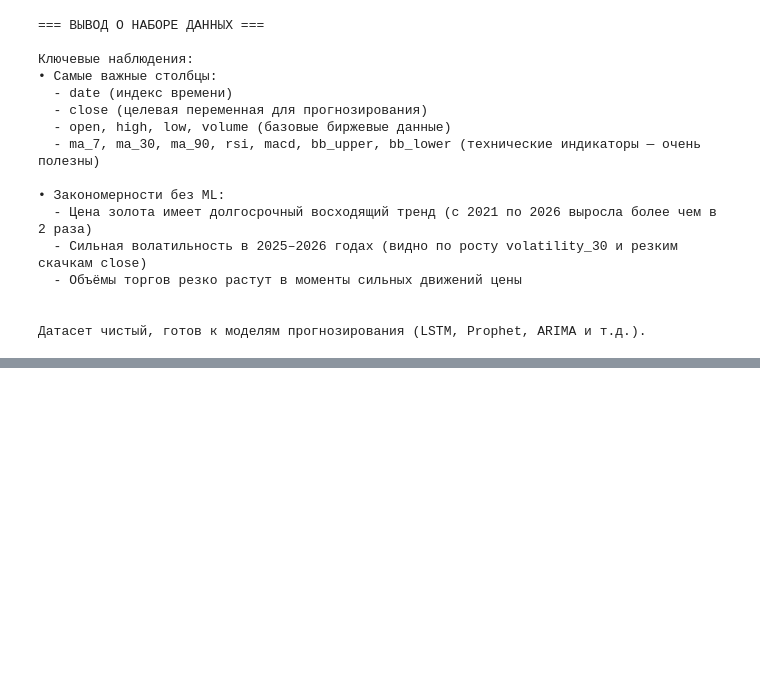
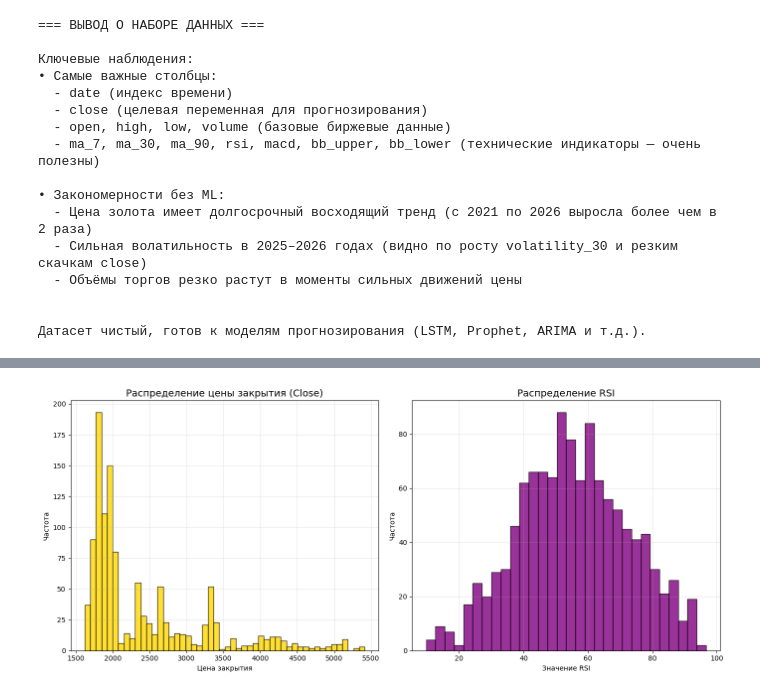
Before and after one commit to yeahstet-dev/gold-futures-analysis, a Jupyter notebook: gold_futures_analysis.ipynb, the cells around one changed output, grey strips where cells are left out. Saved outputs shown, nothing was run; the diff lists cells and outputs as text; code cells hidden in the pictures; blank space fills up the shorter version.

```diff
--- a/gold_futures_analysis.ipynb
+++ b/gold_futures_analysis.ipynb
@@ -246,0 +215,84 @@ plt.show()
+# %%
+import matplotlib.pyplot as plt
+import seaborn as sns
+
+
+# 1. Гистограммы распределения (два числовых признака)
+fig, axes = plt.subplots(1, 2, figsize=(14, 6))
+
+axes[0].hist(df['close'], bins=50, color='gold', edgecolor='black', alpha=0.8)
+axes[0].set_title('Распределение цены закрытия (Close)', fontsize=14)
+axes[0].set_xlabel('Цена закрытия')
+axes[0].set_ylabel('Частота')
+axes[0].grid(True, alpha=0.3)
+
+axes[1].hist(df['rsi'], bins=30, color='purple', edgecolor='black', alpha=0.8)
+axes[1].set_title('Распределение RSI', fontsize=14)
+axes[1].set_xlabel('Значение RSI')
+axes[1].set_ylabel('Частота')
+axes[1].grid(True, alpha=0.3)
+
+plt.tight_layout()
+plt.show()
+
+print("Вывод: Цена закрытия имеет мультимодальное распределение с пиком около 1800-2000. RSI преимущественно находится в зоне 40-70.")
+
+# 2 + 3. Категориальные признаки (создаём их)
+df['year'] = df['date'].dt.year
+df['rsi_category'] = pd.cut(df['rsi'],
+                           bins=[0, 30, 70, 100],
+                           labels=['Oversold', 'Neutral', 'Overbought'])
+
+# Столбчатая диаграмма
+plt.figure(figsize=(10, 6))
+df['year'].value_counts().sort_index().plot(kind='bar', color='skyblue', edgecolor='black')
+plt.title('Количество торговых дней по годам', fontsize=14)
+plt.xlabel('Год')
+plt.ylabel('Количество дней')
+plt.grid(True, alpha=0.3)
+plt.show()
+
+print("Вывод: Больше всего данных в 2025 году — период наибольшей активности.")
+
+# Круговая диаграмма
+plt.figure(figsize=(8, 8))
+df['rsi_category'].value_counts().plot(kind='pie', autopct='%1.1f%%',
+                                       colors=['green', 'lightblue', 'red'],
+                                       startangle=90)
+plt.title('Распределение состояний RSI', fontsize=14)
+plt.ylabel('')
+plt.show()
+
+print("Вывод: Большую часть времени рынок находится в нейтральной зоне (RSI 30-70).")
+
+# 4. Линейный график динамики (уже был)
+plt.figure(figsize=(14, 7))
+plt.plot(df['date'], df['close'], label='Close Price', color='gold', linewidth=2)
+plt.plot(df['date'], df['ma_30'], label='MA 30', color='red', alpha=0.8)
+plt.title('Динамика цены золота за весь период', fontsize=16)
+plt.xlabel('Дата')
+plt.ylabel('Цена (USD)')
+plt.legend()
+plt.grid(True)
+plt.show()
+
+print("Вывод: Наблюдается устойчивый долгосрочный восходящий тренд цены золота.")
+
+# 5. Сравнительная столбчатая диаграмма
+# Сравним среднюю цену и волатильность по годам
+yearly_stats = df.groupby('year').agg({
+    'close': 'mean',
+    'volatility_30': 'mean'
+}).round(2)
+
+yearly_stats.plot(kind='bar', figsize=(12, 7), width=0.8)
+plt.title('Сравнение средней цены и волатильности по годам', fontsize=14)
+plt.xlabel('Год')
+plt.ylabel('Значение')
+plt.legend(['Средняя цена закрытия', 'Средняя волатильность (30 дней)'])
+plt.grid(True, alpha=0.3)
+plt.show()
+
+print("Вывод: В 2025-2026 годах значительно выросла как средняя цена, так и волатильность.")
+# %% [output]
+[figure, added]
```
Also changed, not shown: parts of 2 cells of this notebook.
